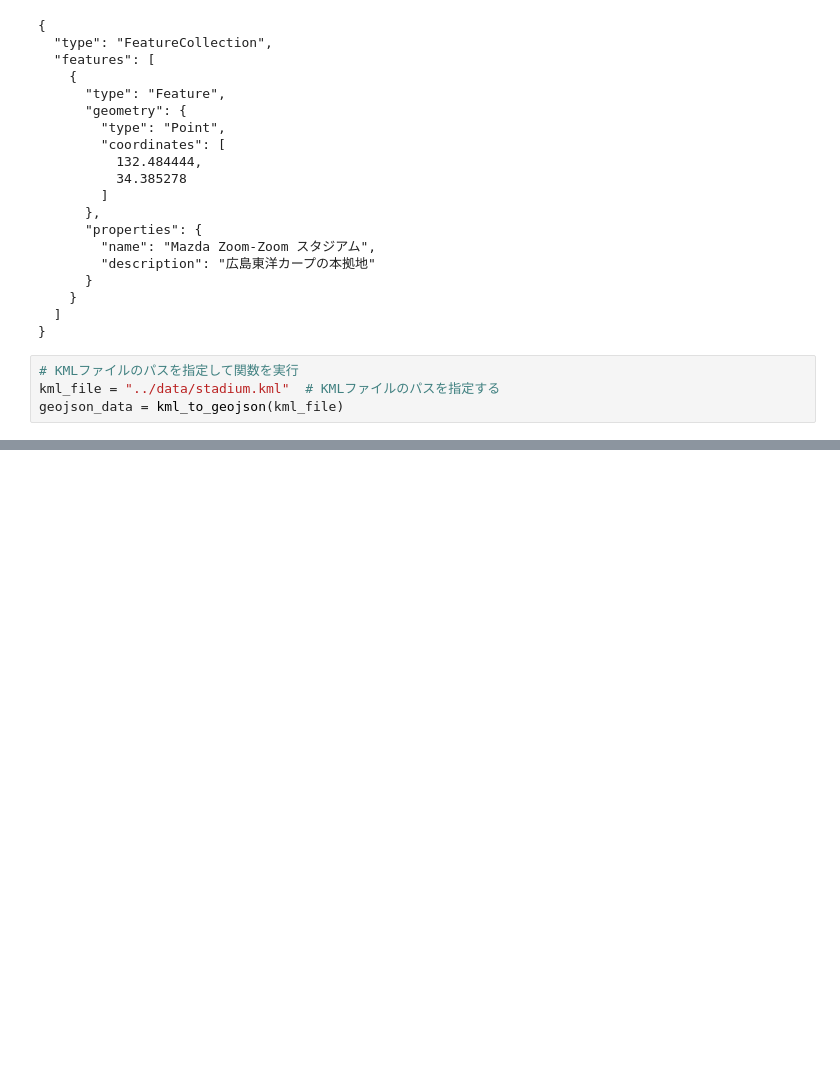
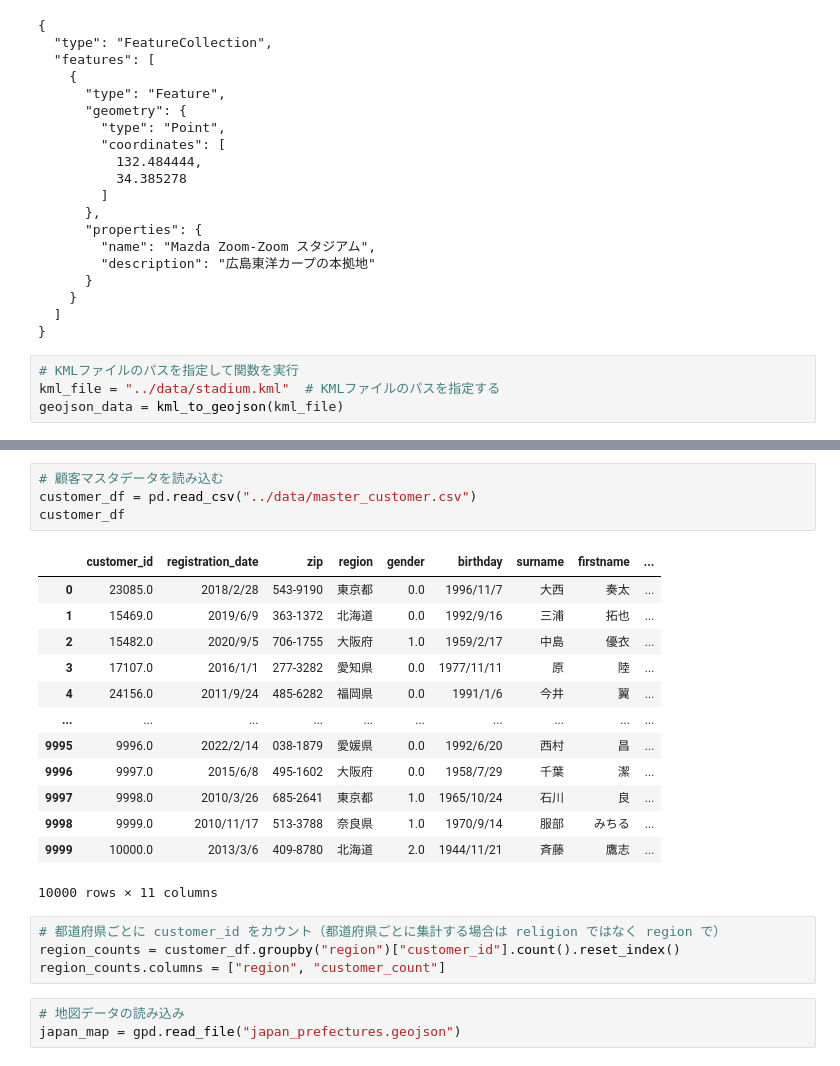
Before and after one commit to maton369/Data_Preprocessing_For_Data_Analyze, a Jupyter notebook: code/11_0_geo_prep.ipynb, the cells around one changed output, grey strips where cells are left out. Drawn from its saved outputs; the diff is of its cells as text; blank space fills up the shorter version.

```diff
--- a/code/11_0_geo_prep.ipynb
+++ b/code/11_0_geo_prep.ipynb
@@ -277,0 +285,25 @@ geojson_data = kml_to_geojson(kml_file)
+# %%
+# 顧客マスタデータを読み込む
+customer_df = pd.read_csv("../data/master_customer.csv")
+customer_df
+# %% [output]
+|  | customer_id | registration_date | zip | region | gender | birthday | surname | firstname | ... |
+| 0 | 23085.0 | 2018/2/28 | 543-9190 | 東京都 | 0.0 | 1996/11/7 | 大西 | 奏太 | ... |
+| 1 | 15469.0 | 2019/6/9 | 363-1372 | 北海道 | 0.0 | 1992/9/16 | 三浦 | 拓也 | ... |
+| 2 | 15482.0 | 2020/9/5 | 706-1755 | 大阪府 | 1.0 | 1959/2/17 | 中島 | 優衣 | ... |
+| 3 | 17107.0 | 2016/1/1 | 277-3282 | 愛知県 | 0.0 | 1977/11/11 | 原 | 陸 | ... |
+| 4 | 24156.0 | 2011/9/24 | 485-6282 | 福岡県 | 0.0 | 1991/1/6 | 今井 | 翼 | ... |
+| ... | ... | ... | ... | ... | ... | ... | ... | ... | ... |
+| 9995 | 9996.0 | 2022/2/14 | 038-1879 | 愛媛県 | 0.0 | 1992/6/20 | 西村 | 昌 | ... |
+| 9996 | 9997.0 | 2015/6/8 | 495-1602 | 大阪府 | 0.0 | 1958/7/29 | 千葉 | 潔 | ... |
+| 9997 | 9998.0 | 2010/3/26 | 685-2641 | 東京都 | 1.0 | 1965/10/24 | 石川 | 良 | ... |
+| 9998 | 9999.0 | 2010/11/17 | 513-3788 | 奈良県 | 1.0 | 1970/9/14 | 服部 | みちる | ... |
+| 9999 | 10000.0 | 2013/3/6 | 409-8780 | 北海道 | 2.0 | 1944/11/21 | 斉藤 | 鷹志 | ... |
+10000 rows × 11 columns
+# %%
+# 都道府県ごとに customer_id をカウント（都道府県ごとに集計する場合は religion ではなく region で）
+region_counts = customer_df.groupby("region")["customer_id"].count().reset_index()
+region_counts.columns = ["region", "customer_count"]
+# %%
+# 地図データの読み込み
+japan_map = gpd.read_file("japan_prefectures.geojson")
```
Also changed, not shown: parts of 3 cells of this notebook.
